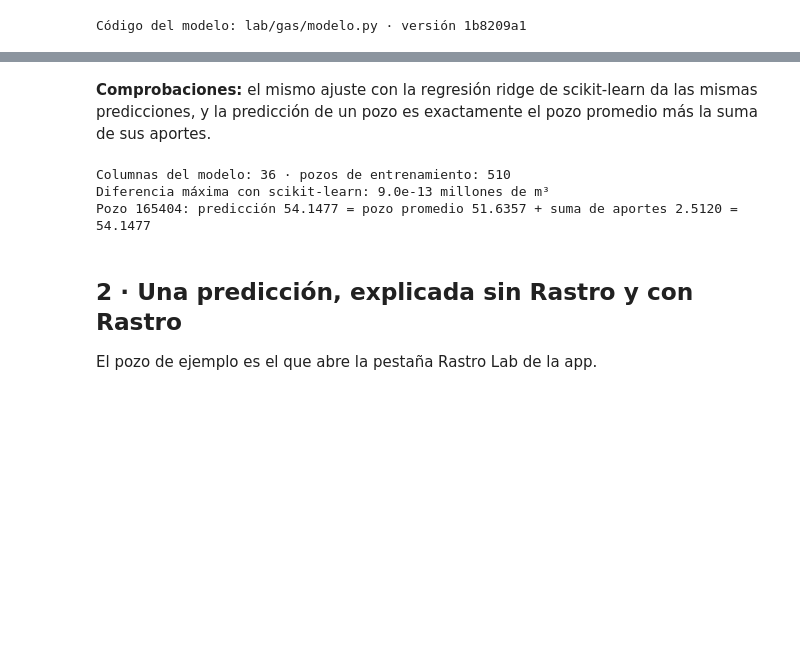
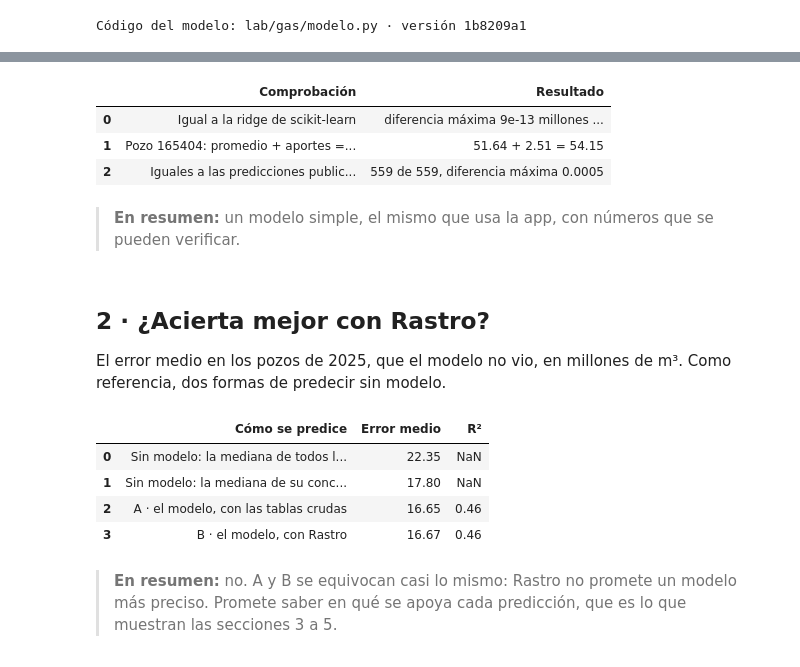
Before and after one commit to germanbraun/Rastro, a Jupyter notebook: lab/notebooks/rastro-lab.ipynb, the cells around one changed output, grey strips where cells are left out. Saved outputs shown, nothing was run; the diff lists cells and outputs as text; code cells hidden in the pictures; blank space fills up the shorter version.

```diff
--- a/lab/notebooks/rastro-lab.ipynb
+++ b/lab/notebooks/rastro-lab.ipynb
@@ -137,24 +123,55 @@ def ajustar(df, categorias, numeros, prueba=PRUEBA, alpha=1.0):
+# %%
+from sklearn.linear_model import Ridge
+
+# 1. The same fit with scikit-learn's ridge regression
+x, _, entreno, _, _, _ = modelo.ajustar(B, **modelo.VARIABLES["B"])
+sk = Ridge(alpha=1.0).fit(x[entreno].values, B.gas[entreno].values)
+dif_sklearn = abs(sk.predict(x.values) - r["B"]["pred"]).max()
+
+# 2. One well's prediction is the average well plus its contributions
+pozo = modelo.pozo_ejemplo(B)
+i = B.index[B.idpozo == pozo][0]
+suma = r["B"]["base"] + r["B"]["aportes"].loc[i].sum()
+
+# 3. The predictions are the published run's (the database keeps them rounded)
+juntas = publicadas.merge(pd.DataFrame({"idpozo": B.idpozo.values, "mia": r["B"]["pred"]}), on="idpozo")
+dif_publicada = float((juntas.gas - juntas.mia).abs().max())
+
+assert dif_sklearn < 1e-6 and abs(suma - r["B"]["pred"][i]) < 1e-9
+assert len(juntas) == len(publicadas) and dif_publicada < 0.001
+pd.DataFrame([
+    {"Comprobación": "Igual a la ridge de scikit-learn", "Resultado": f"diferencia máxima {dif_sklearn:.0e} millones de m³"},
+    {"Comprobación": f"Pozo {pozo}: promedio + aportes = predicción",
+     "Resultado": f"{r['B']['base']:.2f} + {r['B']['aportes'].loc[i].sum():.2f} = {suma:.2f}"},
+    {"Comprobación": "Iguales a las predicciones publicadas",
+     "Resultado": f"{len(juntas)} de {len(publicadas)}, diferencia máxima {dif_publicada:.4f}"},
+])
+# %% [output]
+|  | Comprobación | Resultado |
+| 0 | Igual a la ridge de scikit-learn | diferencia máxima 9e-13 millones ... |
+| 1 | Pozo 165404: promedio + aportes =... | 51.64 + 2.51 = 54.15 |
+| 2 | Iguales a las predicciones public... | 559 de 559, diferencia máxima 0.0005 |
+# %% [markdown]
+> **En resumen:** un modelo simple, el mismo que usa la app, con números que se pueden verificar.
 # %% [markdown]
-**Comprobaciones:** el mismo ajuste con la regresión ridge de scikit-learn da las mismas predicciones, y la
-predicción de un pozo es exactamente el pozo promedio más la suma de sus aportes.
+## 2 · ¿Acierta mejor con Rastro?
+
+El error medio en los pozos de 2025, que el modelo no vio, en millones de m³. Como referencia, dos formas de
+predecir sin modelo.
 # %%
-from sklearn.linear_model import Ridge
-
-x, _, entreno, _, _, _ = modelo.ajustar(B, **modelo.VARIABLES["B"])
-sk = Ridge(alpha=1.0).fit(x[entreno].values, B.gas[entreno].values)
-print(f"Columnas del modelo: {x.shape[1]} · pozos de entrenamiento: {entreno.sum()}")
-print(f"Diferencia máxima con scikit-learn: {abs(sk.predict(x.values) - r['B']['pred']).max():.1e} millones de m³")
-
-i = B.index[B.idpozo == modelo.pozo_ejemplo(B)][0]
-suma = r["B"]["base"] + r["B"]["aportes"].loc[i].sum()
-print(f"Pozo {B.idpozo[i]}: predicción {r['B']['pred'][i]:.4f} = pozo promedio {r['B']['base']:.4f} "
-      f"+ suma de aportes {r['B']['aportes'].loc[i].sum():.4f} = {suma:.4f}")
-assert abs(suma - r["B"]["pred"][i]) < 1e-9
+ref = modelo.referencias(A)
+pd.DataFrame([
+    {"Cómo se predice": "Sin modelo: la mediana de todos los pozos", "Error medio": ref["todos"]},
+    {"Cómo se predice": "Sin modelo: la mediana de su concesión", "Error medio": ref["concesion"]},
+    {"Cómo se predice": "A · el modelo, con las tablas crudas", "Error medio": r["A"]["error"], "R²": r["A"]["r2"]},
+    {"Cómo se predice": "B · el modelo, con Rastro", "Error medio": r["B"]["error"], "R²": r["B"]["r2"]},
+]).round(2)
 # %% [output]
-Columnas del modelo: 36 · pozos de entrenamiento: 510
-Diferencia máxima con scikit-learn: 9.0e-13 millones de m³
-Pozo 165404: predicción 54.1477 = pozo promedio 51.6357 + suma de aportes 2.5120 = 54.1477
+|  | Cómo se predice | Error medio | R² |
+| 0 | Sin modelo: la mediana de todos l... | 22.35 | NaN |
+| 1 | Sin modelo: la mediana de su conc... | 17.80 | NaN |
+| 2 | A · el modelo, con las tablas crudas | 16.65 | 0.46 |
+| 3 | B · el modelo, con Rastro | 16.67 | 0.46 |
 # %% [markdown]
-## 2 · Una predicción, explicada sin Rastro y con Rastro
-
-El pozo de ejemplo es el que abre la pestaña Rastro Lab de la app.
+> **En resumen:** no. A y B se equivocan casi lo mismo: Rastro no promete un modelo más preciso. Promete saber en
+> qué se apoya cada predicción, que es lo que muestran las secciones 3 a 5.
```
Also changed, not shown: parts of 45 cells of this notebook.
